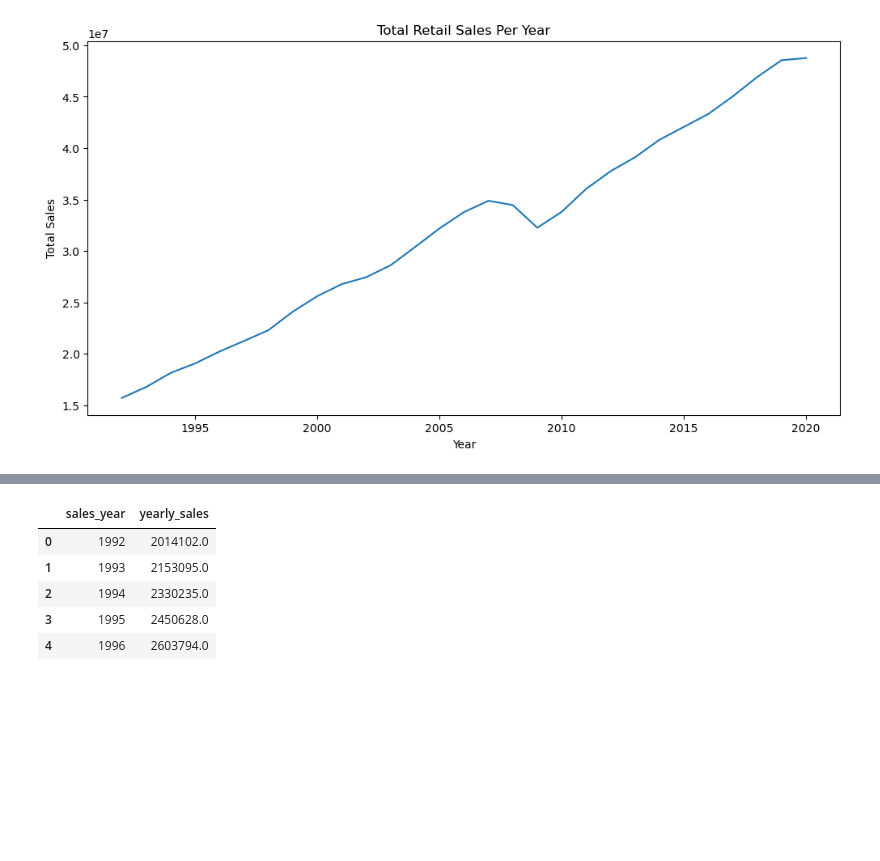
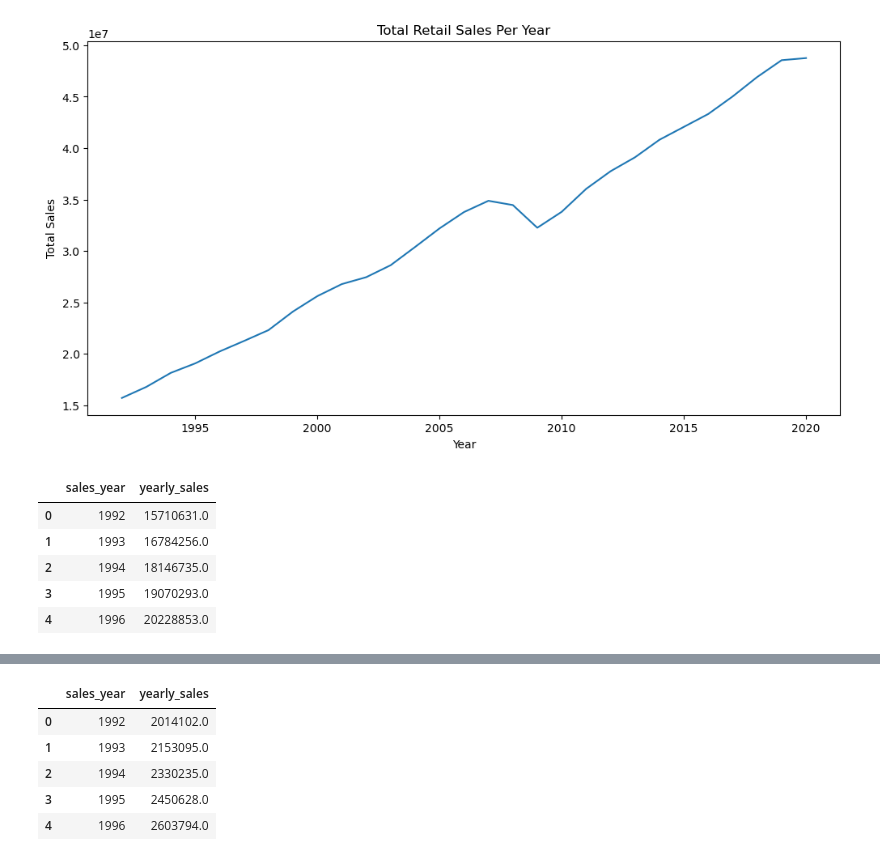
Before and after one commit to GichukiEdwin/Advanced_EDA_and_Feature_Engineering, a Jupyter notebook: retail_sales.ipynb, the cells around one changed output, grey strips where cells are left out. Saved outputs shown, nothing was run; the diff lists cells and outputs as text; code cells hidden in the pictures; blank space fills up the shorter version.

```diff
--- a/retail_sales.ipynb
+++ b/retail_sales.ipynb
@@ -160,3 +160,16 @@ plt.ylabel('Total Sales')
 plt.show()
 # %% [output]
 [figure]
+# %%
+yearly_sales = (df2.groupby(['sales_year'])['sales']
+                .sum()
+                .reset_index(name='yearly_sales')
+                .sort_values('sales_year'))
+yearly_sales.head()
+# %% [output]
+|  | sales_year | yearly_sales |
+| 0 | 1992 | 15710631.0 |
+| 1 | 1993 | 16784256.0 |
+| 2 | 1994 | 18146735.0 |
+| 3 | 1995 | 19070293.0 |
+| 4 | 1996 | 20228853.0 |
```
Also changed, not shown: parts of 1 cell of this notebook.
